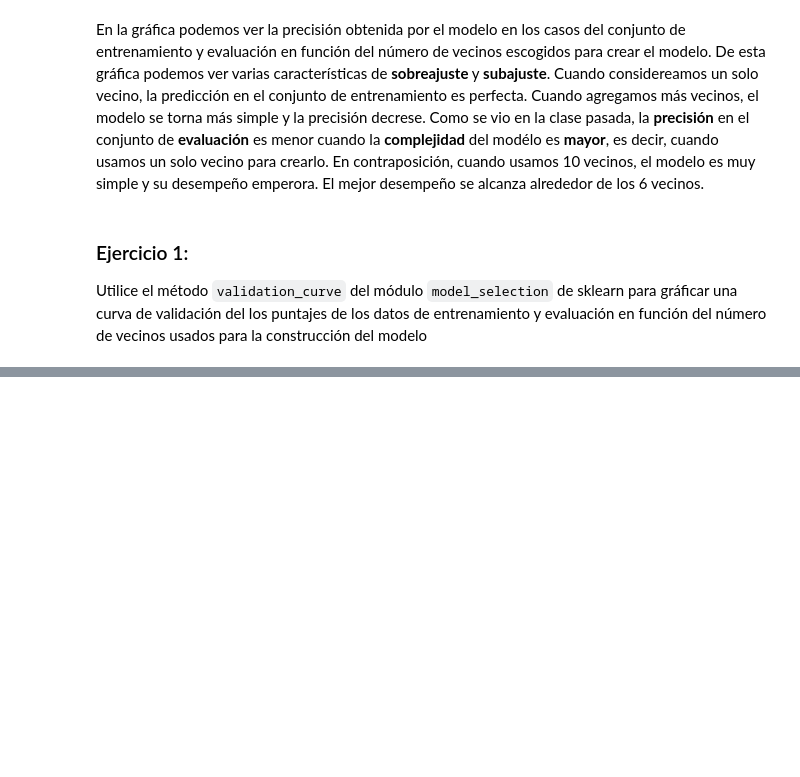
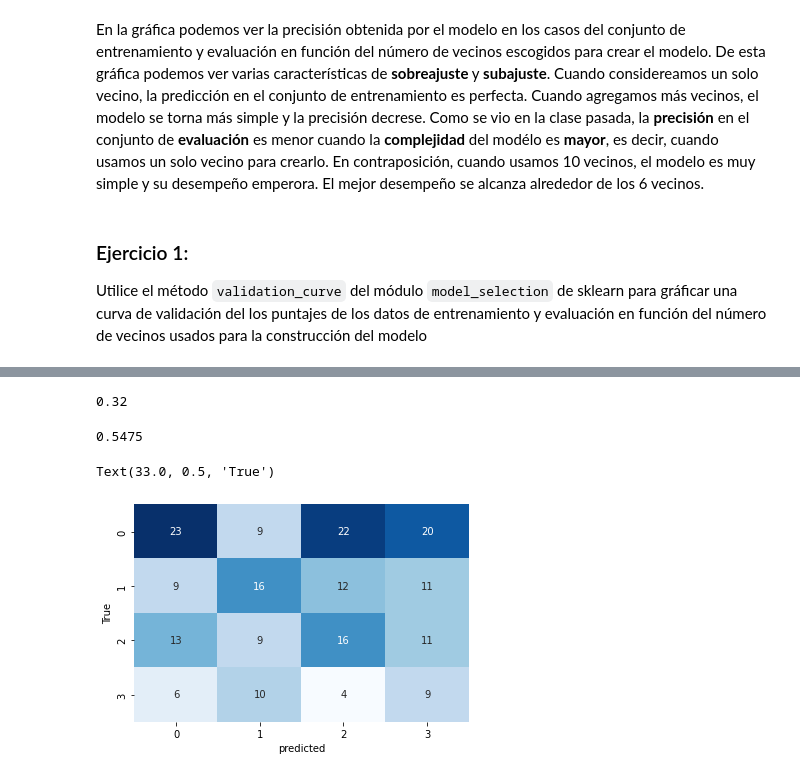
Before and after one commit to darioblandon/Curso1, a Jupyter notebook: S8/S8.ipynb, the cells around one changed output, grey strips where cells are left out. Drawn from its saved outputs; the diff is of its cells as text; code cells hidden in the pictures; blank space fills up the shorter version.

```diff
--- a/S8/S8.ipynb
+++ b/S8/S8.ipynb
@@ -569,0 +613,13 @@ Para realizar el problema de clasificación mediante el algoritmo de k-NN, siga
+# %%
+from sklearn.preprocessing import StandardScaler
+X=StandardScaler().fit(X).transform(X.astype(float))
+y=df['custcat'].values
+# %%
+from sklearn.model_selection import train_test_split
+
+X_train,X_test, y_train,y_test=train_test_split(X,y,test_size=0.2, random_state=4)
+# %%
+K=4
+neigh=KNeighborsClassifier(n_neighbors=K).fit(X_train,y_train)
+# %%
+yhat=neigh.predict(X_test)
@@ -569,0 +639,23 @@ Para realizar el problema de clasificación mediante el algoritmo de k-NN, siga
+# %%
+from sklearn import metrics
+
+metrics.accuracy_score(y_test,yhat)
+# %% [output]
+0.32
+# %%
+metrics.accuracy_score(y_train,neigh.predict(X_train))
+# %% [output]
+0.5475
+# %%
+from sklearn.metrics import confusion_matrix
+import seaborn as sns
+
+mat=confusion_matrix(y_test,yhat)
+
+sns.heatmap(mat.T, annot=True, cbar=False, cmap="Blues")
+
+plt.xlabel('predicted')
+plt.ylabel('True')
+# %% [output]
+Text(33.0, 0.5, 'True')
+[figure, added]
```
Also changed, not shown: parts of 10 cells of this notebook.
